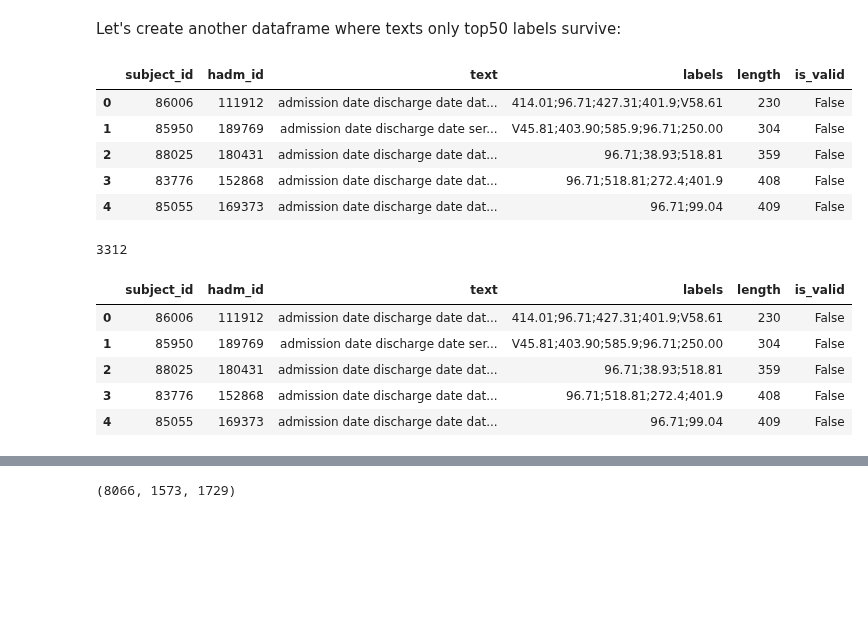
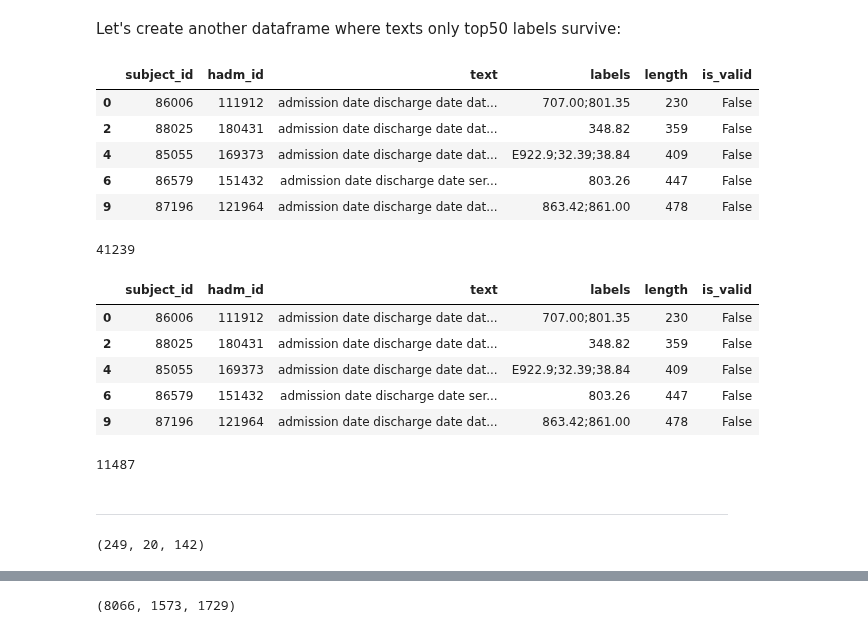
Before and after one commit to debjyotiSRoy/xcube, a Jupyter notebook: nbs/18_tutorial.train_mimic3.ipynb, the cells around one changed output, grey strips where cells are left out. Cells and saved outputs as stored; diff of their text form; code cells hidden in the pictures; blank space fills up the shorter version.

Commit message:
generated mimic3 rare50 dataset

```diff
--- a/nbs/18_tutorial.train_mimic3.ipynb
+++ b/nbs/18_tutorial.train_mimic3.ipynb
@@ -720,0 +718,7 @@ pd.DataFrame(lbl_freqs.most_common(50), columns=['label', 'frequency']).head()
+# %%
+# test_eq(L(sorted(lbl_freqs.items(), key=lambda item: item[1])[:50]).itemgot(0),
+#  L(sorted(L(lbl_freqs.items()), key=lambda item: item[1])[:50]).itemgot(0))
+
+# rare_lbs = L(sorted(L(lbl_freqs.items()), key=lambda item: item[1])[:50]).itemgot(0)
+rare_lbs = [lbl for lbl, freq in lbl_freqs.items() if freq<=10]
+L(rare_lbs)
@@ -725,20 +731,24 @@ lbls = L(lbl_freqs.most_common(50)).itemgot(0)
 # %% [markdown]
 Let's create another dataframe where texts only top50 labels survive:
 # %%
-df_copy = df.copy(deep=True)
+# df_copy = df.copy(deep=True)
+df_rare = df.copy(deep=True)
 # %%
-df_copy['labels'] = df_copy['labels'].str.split(';').apply(lambda o: ';'.join(set(o).intersection(set(lbls))))
+# df_copy['labels'] = df_copy['labels'].str.split(';').apply(lambda o: ';'.join(set(o).intersection(set(lbls))))
+df_rare['labels'] = df_rare['labels'].str.split(';').apply(lambda o: ';'.join(set(o).intersection(set(rare_lbs))))
 # %%
-df_copy.head()
+# df_copy.head()
+df_rare.head()
 # %% [output]
 |  | subject_id | hadm_id | text | labels | length | is_valid |
-| 0 | 86006 | 111912 | admission date discharge date dat... | 414.01;96.71;427.31;401.9;V58.61 | 230 | False |
-| 1 | 85950 | 189769 | admission date discharge date ser... | V45.81;403.90;585.9;96.71;250.00 | 304 | False |
-| 2 | 88025 | 180431 | admission date discharge date dat... | 96.71;38.93;518.81 | 359 | False |
-| 3 | 83776 | 152868 | admission date discharge date dat... | 96.71;518.81;272.4;401.9 | 408 | False |
-| 4 | 85055 | 169373 | admission date discharge date dat... | 96.71;99.04 | 409 | False |
+| 0 | 86006 | 111912 | admission date discharge date dat... | 707.00;801.35 | 230 | False |
+| 2 | 88025 | 180431 | admission date discharge date dat... | 348.82 | 359 | False |
+| 4 | 85055 | 169373 | admission date discharge date dat... | E922.9;32.39;38.84 | 409 | False |
+| 6 | 86579 | 151432 | admission date discharge date ser... | 803.26 | 447 | False |
+| 9 | 87196 | 121964 | admission date discharge date dat... | 863.42;861.00 | 478 | False |
 # %%
-(df_copy['labels'] == '').sum()
+# (df_copy['labels'] == '').sum()
+(df_rare['labels'] == '').sum()
 # %% [output]
-3312
+41239
 # %%
@@ -746,9 +757,16 @@ df_copy = df_copy[df_copy['labels'] != '']
 # %%
-df_copy.head()
+# df_copy.head()
+df_rare.head()
 # %% [output]
 |  | subject_id | hadm_id | text | labels | length | is_valid |
-| 0 | 86006 | 111912 | admission date discharge date dat... | 414.01;96.71;427.31;401.9;V58.61 | 230 | False |
-| 1 | 85950 | 189769 | admission date discharge date ser... | V45.81;403.90;585.9;96.71;250.00 | 304 | False |
-| 2 | 88025 | 180431 | admission date discharge date dat... | 96.71;38.93;518.81 | 359 | False |
-| 3 | 83776 | 152868 | admission date discharge date dat... | 96.71;518.81;272.4;401.9 | 408 | False |
-| 4 | 85055 | 169373 | admission date discharge date dat... | 96.71;99.04 | 409 | False |
+| 0 | 86006 | 111912 | admission date discharge date dat... | 707.00;801.35 | 230 | False |
+| 2 | 88025 | 180431 | admission date discharge date dat... | 348.82 | 359 | False |
+| 4 | 85055 | 169373 | admission date discharge date dat... | E922.9;32.39;38.84 | 409 | False |
+| 6 | 86579 | 151432 | admission date discharge date ser... | 803.26 | 447 | False |
+| 9 | 87196 | 121964 | admission date discharge date dat... | 863.42;861.00 | 478 | False |
+# %%
+len(df_rare)
+# %% [output]
+11487
+# %% [markdown]
+---
@@ -754,0 +777,4 @@ df_copy.head()
+# %%
+len(df_rare50_train), len(df_rare50_dev), len(df_rare50_test)
+# %% [output]
+(249, 20, 142)
```
Also changed, not shown: parts of 10 cells of this notebook.
